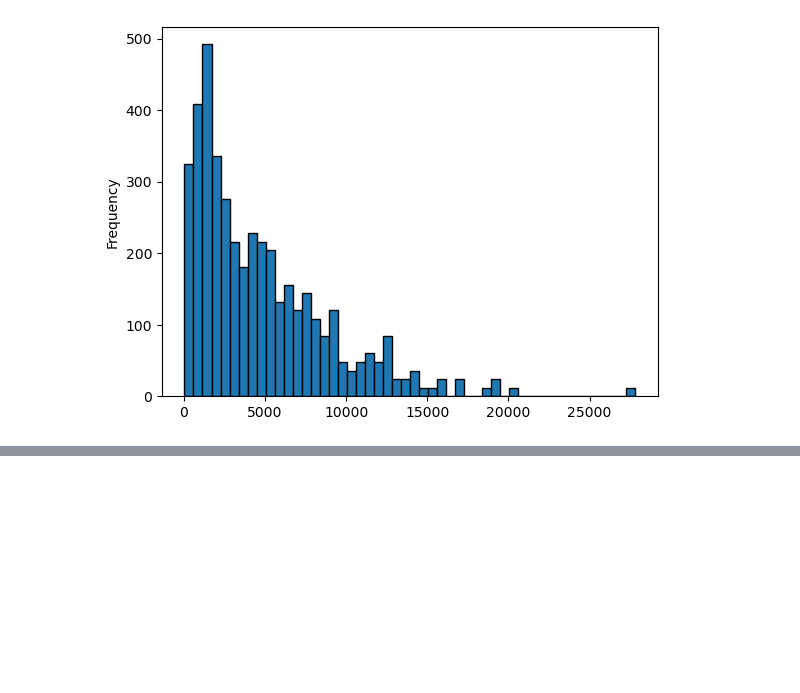
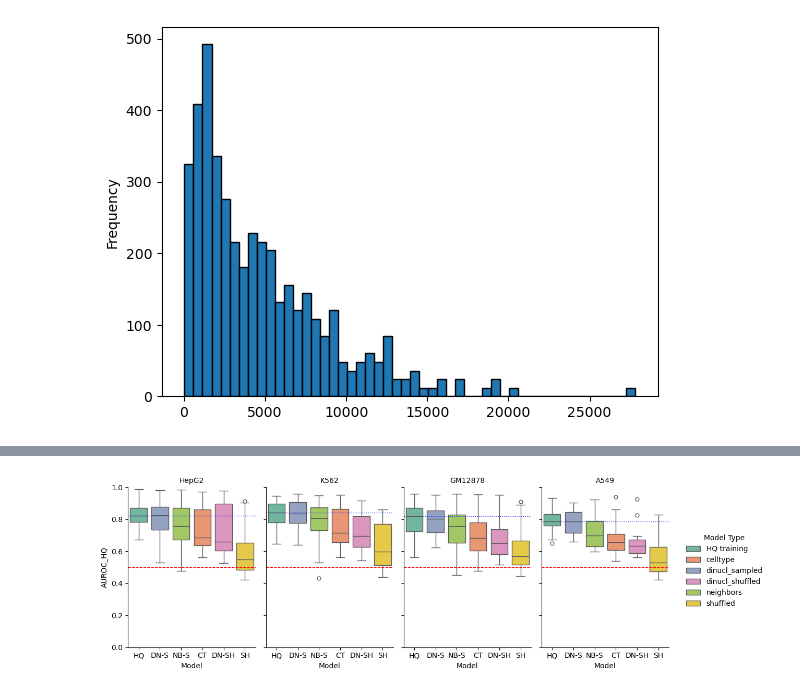
Before and after one commit to NatanTourne/TFBS-negatives, a Jupyter notebook: Results/20250526_full_run_2.ipynb, the cells around one changed output, grey strips where cells are left out. Saved outputs shown, nothing was run; the diff lists cells and outputs as text; code cells hidden in the pictures; blank space fills up the shorter version.

```diff
--- a/Results/20250526_full_run_2.ipynb
+++ b/Results/20250526_full_run_2.ipynb
@@ -1317,0 +1457,37 @@ results_df['num_training_positives'].plot(kind='hist', bins=50, edgecolor='black
+# %%
+# Compute global mean AUROC_HQ per neg_mode_short
+grouped_avg["neg_mode_short"] = grouped_avg['neg_mode'].map(neg_mode_labels)
+mean_per_mode = grouped_avg.groupby("neg_mode_short")["AUROC_HQ"].mean().sort_values(ascending=False)
+neg_mode_order = mean_per_mode.index.tolist()
+
+# Set categorical order for plotting
+grouped_avg["neg_mode_short"] = pd.Categorical(grouped_avg["neg_mode_short"], categories=neg_mode_order, ordered=True)
+
+# Compute mean AUROC_HQ for HQ training per celltype
+hq_means = grouped_avg[grouped_avg["neg_mode_short"] == "HQ"].groupby("celltype")["AUROC_HQ"].median().to_dict()
+
+g = sns.catplot(
+    data=grouped_avg,
+    x='neg_mode_short',
+    col='celltype',
+    y='AUROC_HQ',
+    hue='neg_mode',
+    kind='box',
+    height=4,
+    aspect=0.6,
+    palette='Set2'
+)
+g.set_titles(col_template="{col_name}")
+g.set_axis_labels("Model", "AUROC_HQ")
+g._legend.set_bbox_to_anchor((1, 0.5))
+g._legend.set_loc("center left")
+g._legend.set_title("Model Type")
+g.set(ylim=(0, 1))
+for ax, celltype in zip(g.axes.flatten(), g.col_names):
+    ax.axhline(0.5, linestyle='--', color='red', linewidth=1)
+    if celltype in hq_means:
+        ax.axhline(hq_means[celltype], linestyle=':', color='blue', linewidth=1, alpha=0.8,label='HQ mean')
+plt.tight_layout()
+plt.show()
+# %% [output]
+[figure, added]
```
Also changed, not shown: parts of 18 cells of this notebook, 4 other files.
